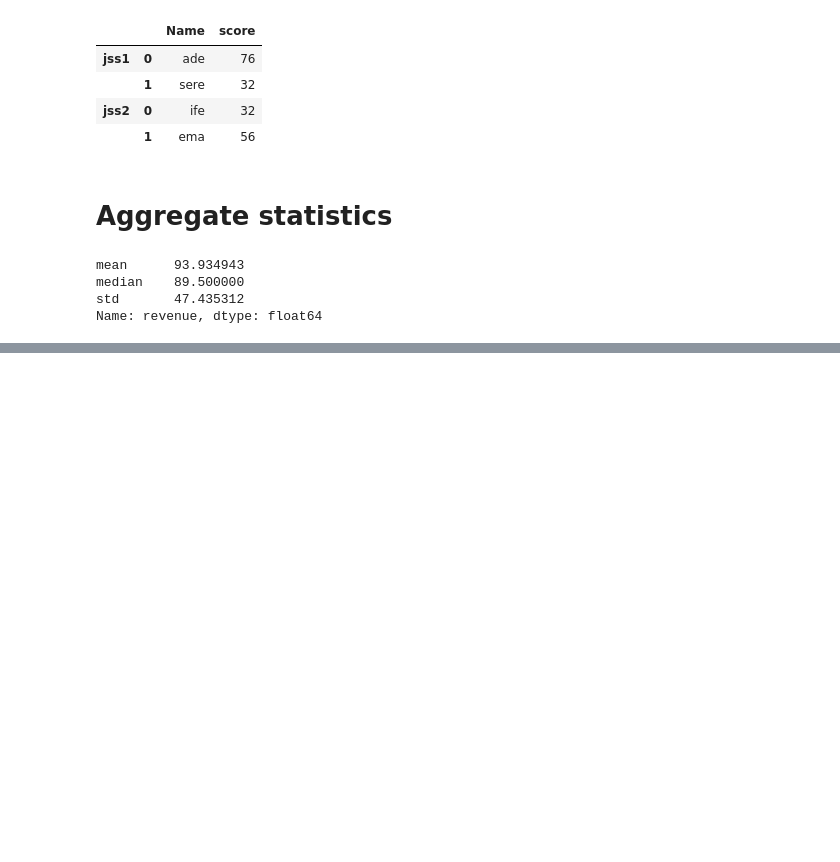
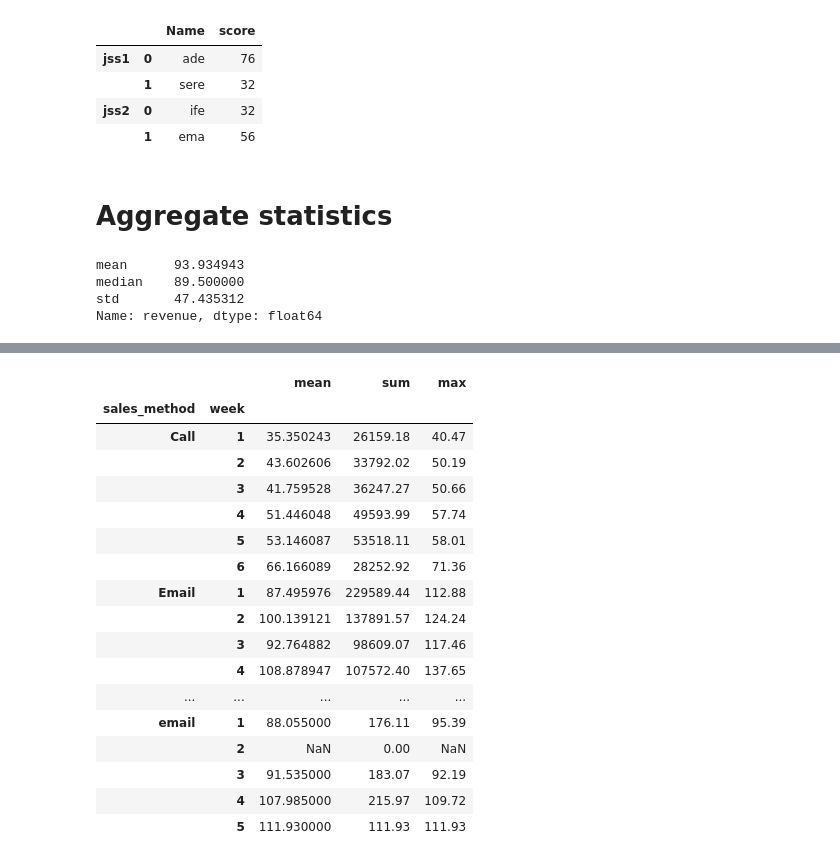
Before and after one commit to Femiolajide/Note, a Jupyter notebook: pop.ipynb, the cells around one changed output, grey strips where cells are left out. Saved outputs shown, nothing was run; the diff lists cells and outputs as text; code cells hidden in the pictures; blank space fills up the shorter version.

```diff
--- a/pop.ipynb
+++ b/pop.ipynb
@@ -1309,0 +1428,22 @@ Name: revenue, dtype: float64
+# %%
+data1.groupby(["sales_method","week"]
+              )["revenue"].agg(["mean","sum","max"])
+# %% [output]
+|  |  | mean | sum | max |
+| sales_method | week |  |  |  |
+| Call | 1 | 35.350243 | 26159.18 | 40.47 |
+|  | 2 | 43.602606 | 33792.02 | 50.19 |
+|  | 3 | 41.759528 | 36247.27 | 50.66 |
+|  | 4 | 51.446048 | 49593.99 | 57.74 |
+|  | 5 | 53.146087 | 53518.11 | 58.01 |
+|  | 6 | 66.166089 | 28252.92 | 71.36 |
+| Email | 1 | 87.495976 | 229589.44 | 112.88 |
+|  | 2 | 100.139121 | 137891.57 | 124.24 |
+|  | 3 | 92.764882 | 98609.07 | 117.46 |
+|  | 4 | 108.878947 | 107572.40 | 137.65 |
+| ... | ... | ... | ... | ... |
+| email | 1 | 88.055000 | 176.11 | 95.39 |
+|  | 2 | NaN | 0.00 | NaN |
+|  | 3 | 91.535000 | 183.07 | 92.19 |
+|  | 4 | 107.985000 | 215.97 | 109.72 |
+|  | 5 | 111.930000 | 111.93 | 111.93 |
```
Also changed, not shown: parts of 17 cells of this notebook.
